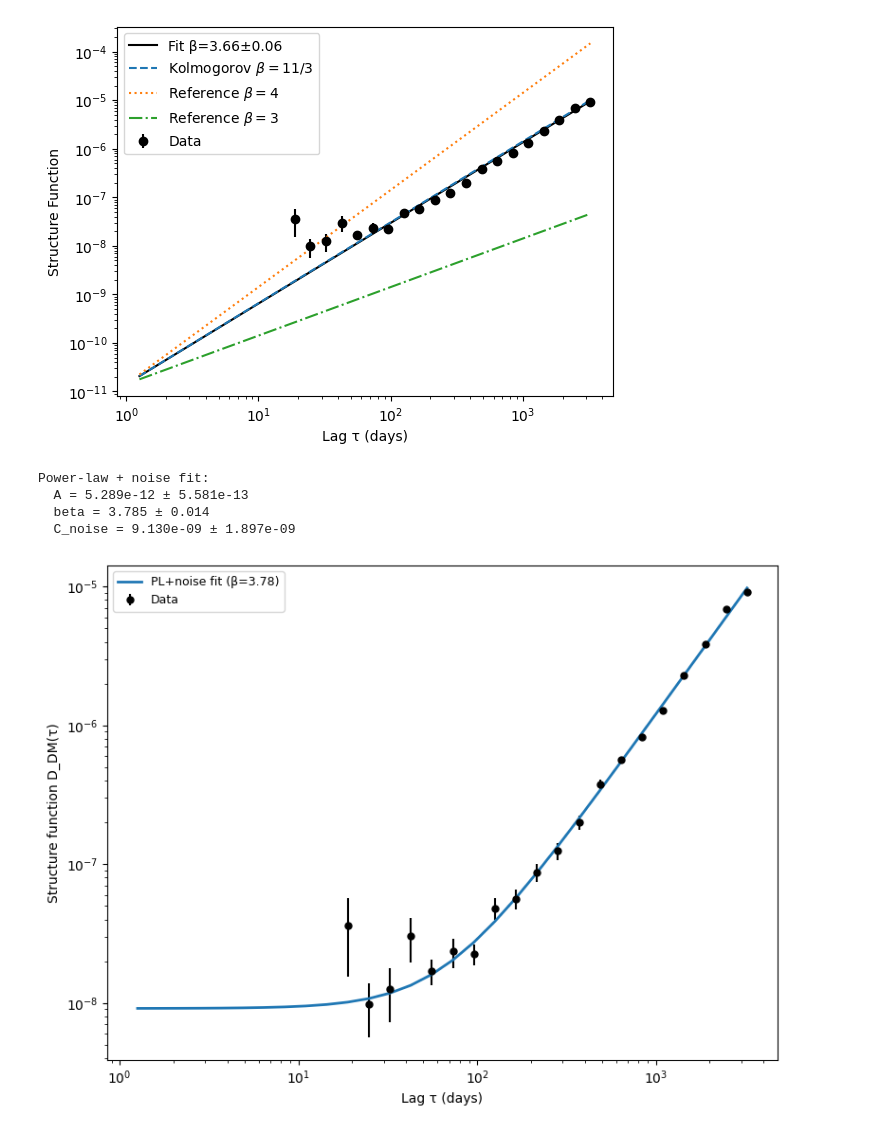
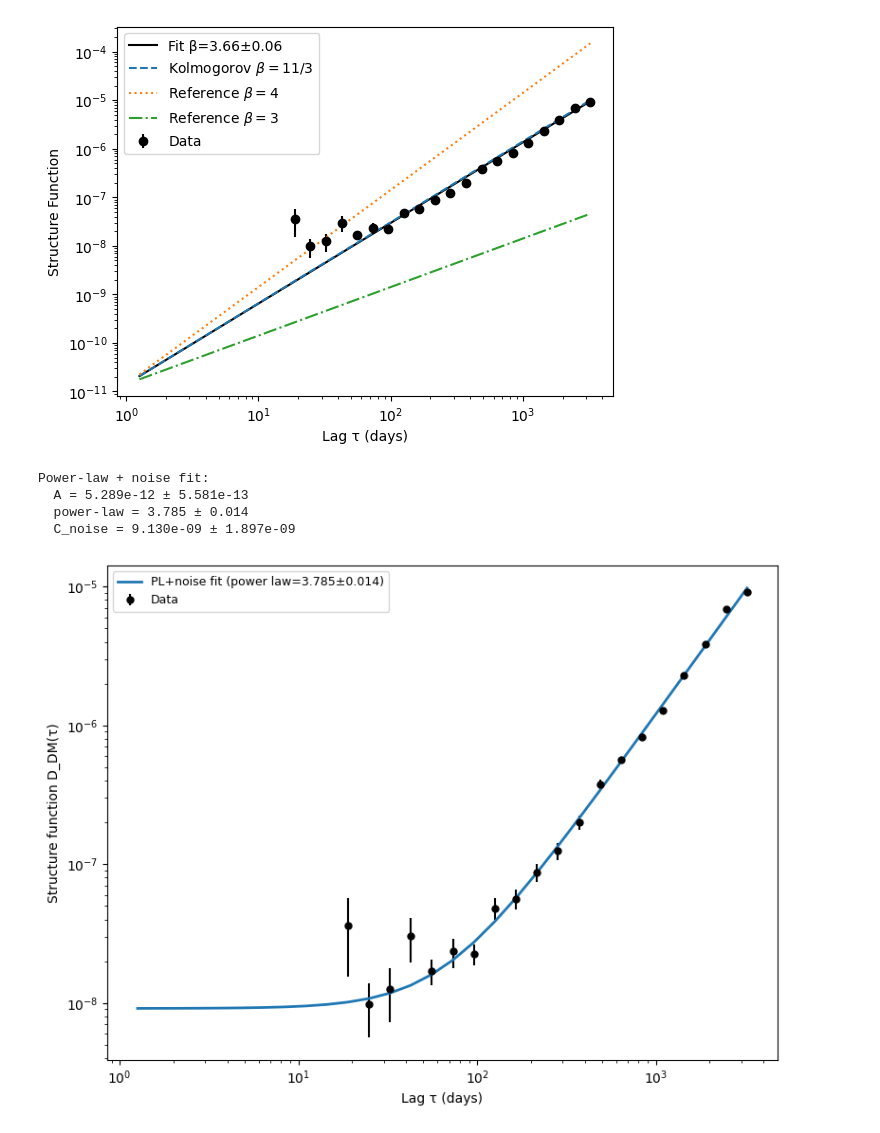
Before and after one commit to sonjaove/random-progs, a Jupyter notebook: corr.ipynb, the cells around one changed output. Cells and saved outputs as stored; diff of their text form; code cells hidden in the pictures.

```diff
--- a/corr.ipynb
+++ b/corr.ipynb
@@ -840,38 +840,38 @@ if len(tau_fit) < 4:
 
 # Initial guess and bounds
 # have to somehow improve this guess work, to get a better fit for the power-law + noise model, that matches the reference paper.
-A0 = np.median(sf_fit) / (tau_fit[len(tau_fit)//2]**(3.7-2))
-p0 = [A0, 3.7, np.min(sf_fit)*0.1]        # A, beta, C_noise
-bounds = ([0.0, 0.0, 0.0], [np.inf, 6.0, np.inf])
+A0 = np.median(sf_fit) / (tau_fit[len(tau_fit)//2]**((11/3)-2))  # change this to the constants given in the paper, and then separately multiply them to find A0
+p0 = [A0, 11/3, np.min(sf_fit)*0.1]        # A, beta, C_noise
+bounds = ([0.0, 0.0, 0.0], [np.inf, 4, np.inf])
 
 popt, perr = safe_curve_fit(SF_powerlaw_plus_noise, tau_fit, sf_fit, yerr=err_fit, p0=p0, bounds=bounds)
 
 if popt is not None:
     A, beta, Cnoise = popt
     print("Power-law + noise fit:")
     print(f"  A = {A:.3e} ± {perr[0]:.3e}")
-    print(f"  beta = {beta:.3f} ± {perr[1]:.3f}")
+    print(f"  power-law = {beta:.3f} ± {perr[1]:.3f}")
     print(f"  C_noise = {Cnoise:.3e} ± {perr[2]:.3e}")
 else:
     raise RuntimeError("Fit failed.")
 
 # ----- Plot data and fit -----
 plt.figure(figsize=(8,6))
 plt.errorbar(lags, sf, yerr=sf_err, fmt='o', ms=5, color='k', label='Data')
 
 y_fit = SF_powerlaw_plus_noise(lags, *popt)
-plt.plot(lags, y_fit, '-', color='C0', lw=2, label=f'PL+noise fit (β={beta:.2f})')
+plt.plot(lags, y_fit, '-', color='C0', lw=2, label=f'PL+noise fit (power law={beta:.3f}±{perr[1]:.3f})')
 
 plt.xscale('log')
 plt.yscale('log')
 plt.xlabel('Lag τ (days)')
 plt.ylabel('Structure function D_DM(τ)')
 plt.legend(fontsize=9)
 plt.tight_layout()
 plt.show()
 # %% [output]
 Power-law + noise fit:
   A = 5.289e-12 ± 5.581e-13
-  beta = 3.785 ± 0.014
+  power-law = 3.785 ± 0.014
   C_noise = 9.130e-09 ± 1.897e-09
-[figure, old version]
+[figure, new version]
```
Also changed, not shown: parts of 1 cell of this notebook.
